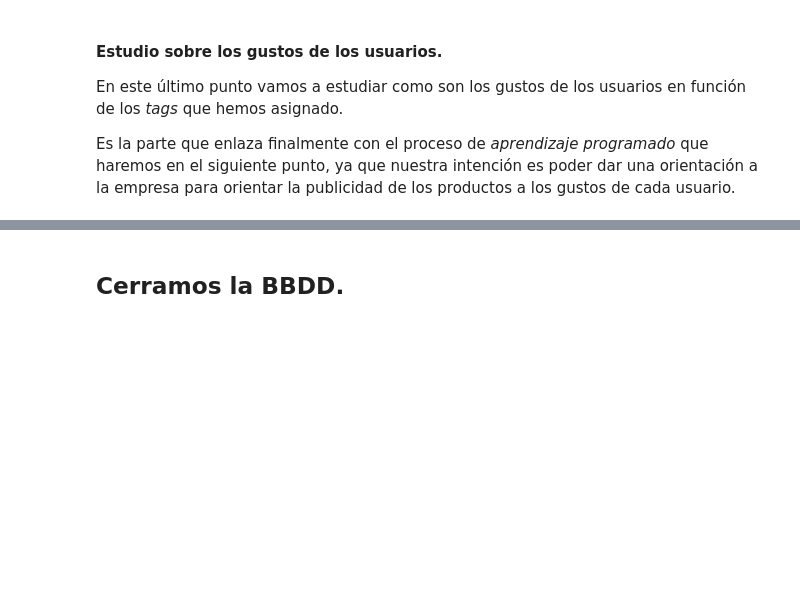
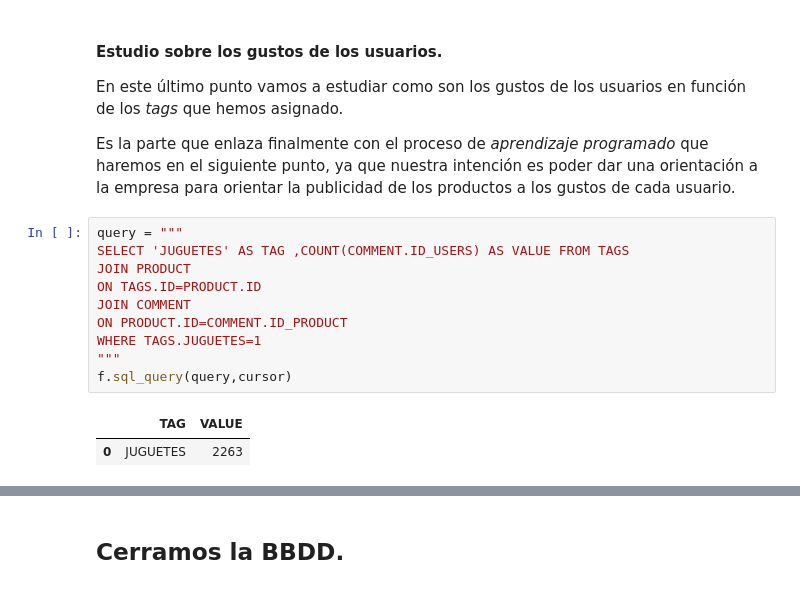
Before and after one commit to 75Engel/Proyecto_tienda_online, a Jupyter notebook: src/Notebook/03_sql.ipynb, the cells around one changed output, grey strips where cells are left out. Drawn from its saved outputs; the diff is of its cells as text; blank space fills up the shorter version.

```diff
--- a/src/Notebook/03_sql.ipynb
+++ b/src/Notebook/03_sql.ipynb
@@ -1417,3 +1411,16 @@ plt.savefig(folder+file);
 En este último punto vamos a estudiar como son los gustos de los usuarios en función de los *tags* que hemos asignado.
 
 Es la parte que enlaza finalmente con el proceso de *aprendizaje programado* que haremos en el siguiente punto, ya que nuestra intención es poder dar una orientación a la empresa para orientar la publicidad de los productos a los gustos de cada usuario.
+# %%
+query = """
+SELECT 'JUGUETES' AS TAG ,COUNT(COMMENT.ID_USERS) AS VALUE FROM TAGS
+JOIN PRODUCT
+ON TAGS.ID=PRODUCT.ID
+JOIN COMMENT
+ON PRODUCT.ID=COMMENT.ID_PRODUCT
+WHERE TAGS.JUGUETES=1
+"""
+f.sql_query(query,cursor)
+# %% [output]
+|  | TAG | VALUE |
+| 0 | JUGUETES | 2263 |
```
Also changed, not shown: parts of 28 cells of this notebook, 17 other files.
